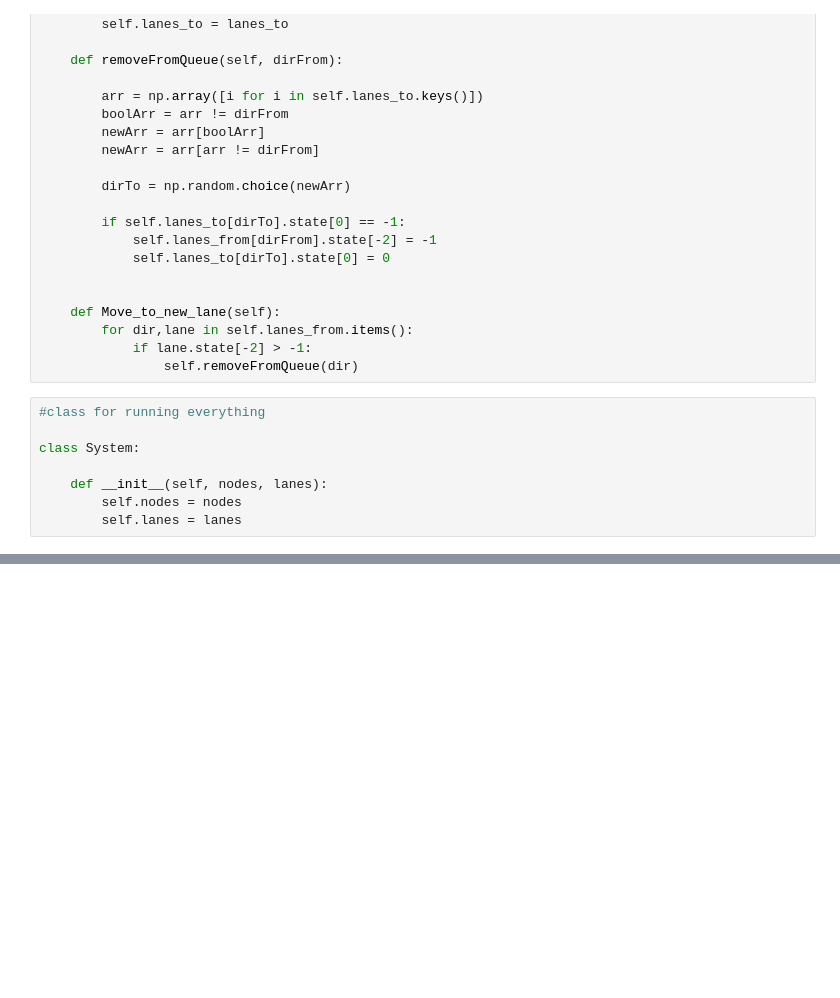
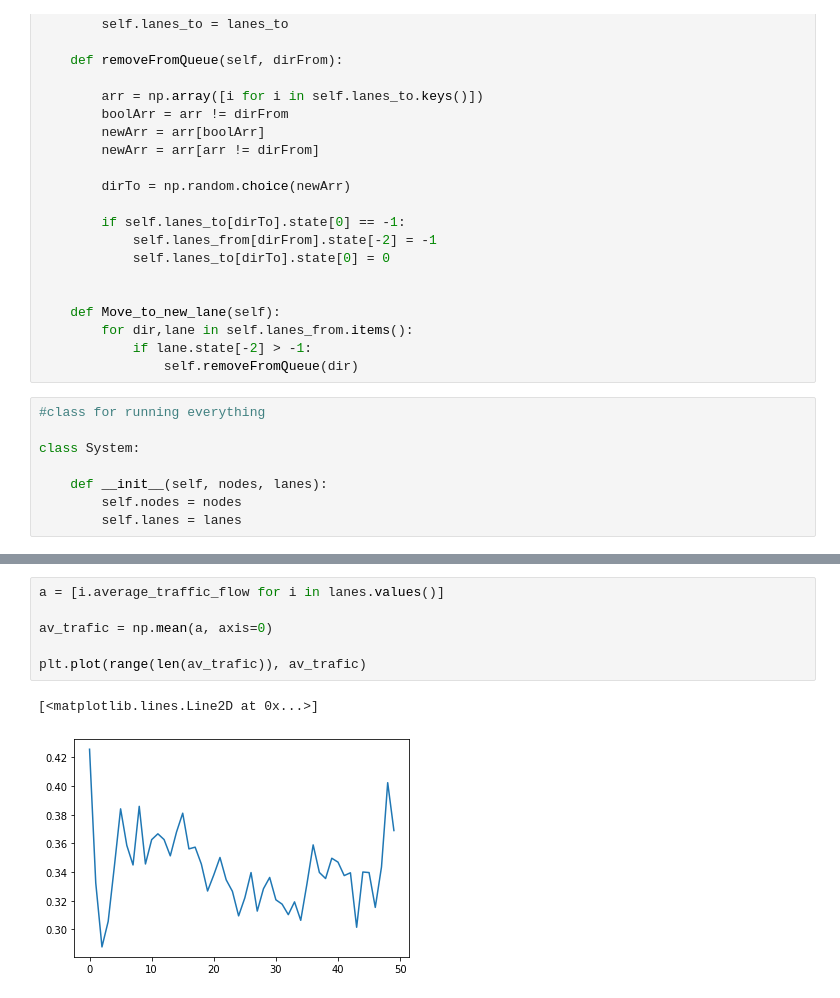
Before and after one commit to phasc/cs166, a Jupyter notebook: lba/lba.ipynb, the cells around one changed output, grey strips where cells are left out. Saved outputs shown, nothing was run; the diff lists cells and outputs as text; blank space fills up the shorter version.

```diff
--- a/lba/lba.ipynb
+++ b/lba/lba.ipynb
@@ -362,0 +397,9 @@ Herb_d
+# %%
+a = [i.average_traffic_flow for i in lanes.values()]
+
+av_trafic = np.mean(a, axis=0)
+
+plt.plot(range(len(av_trafic)), av_trafic)
+# %% [output]
+[<matplotlib.lines.Line2D at 0x...>]
+[figure, added]
```
Also changed, not shown: parts of 12 cells of this notebook.
